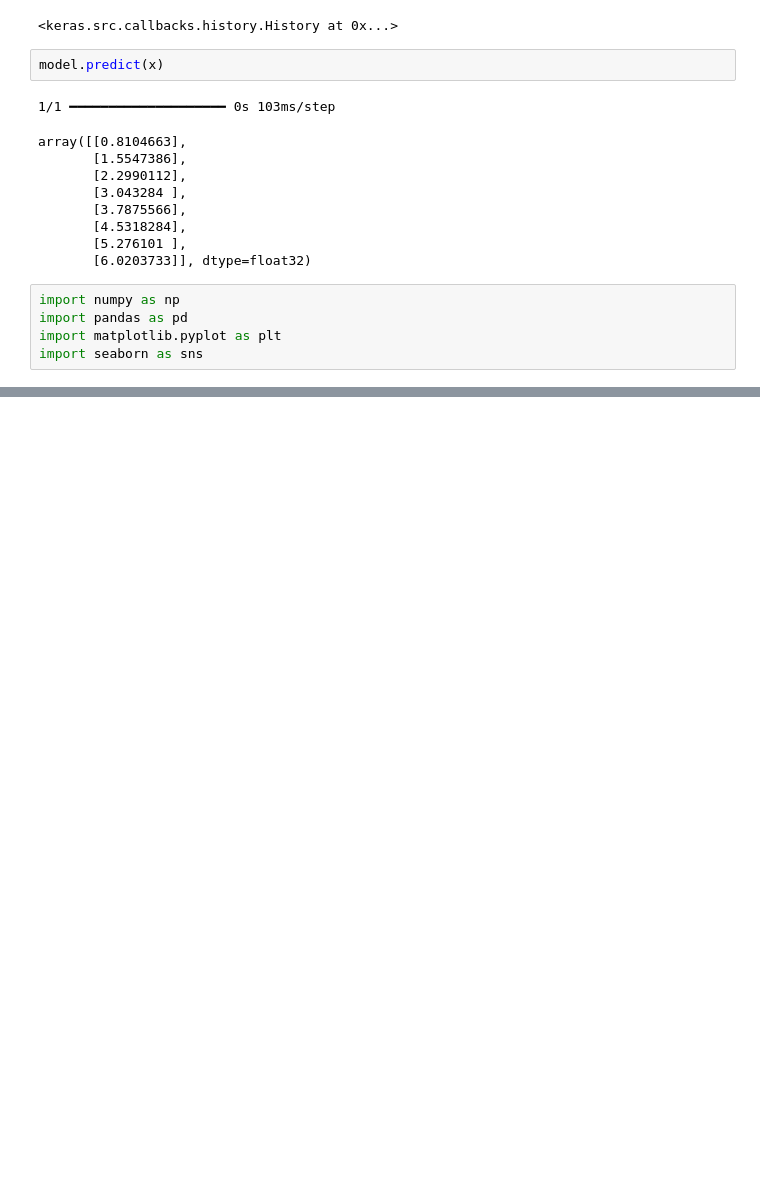
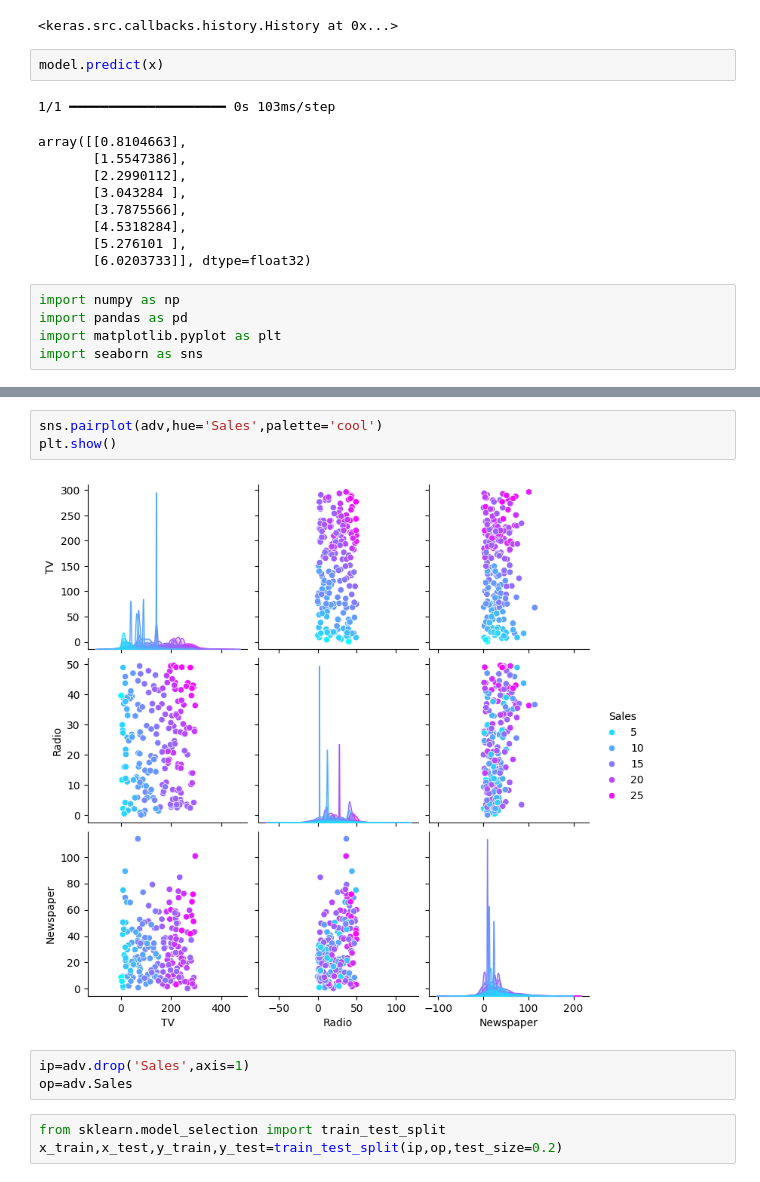
Before and after one commit to ACE1ADWITIYA/aiml, a Jupyter notebook: content/ANN_tutorial.ipynb, the cells around one changed output, grey strips where cells are left out. Drawn from its saved outputs; the diff is of its cells as text; blank space fills up the shorter version.

```diff
--- a/content/ANN_tutorial.ipynb
+++ b/content/ANN_tutorial.ipynb
@@ -737,0 +797,11 @@ import seaborn as sns
+# %%
+sns.pairplot(adv,hue='Sales',palette='cool')
+plt.show()
+# %% [output]
+[figure, added]
+# %%
+ip=adv.drop('Sales',axis=1)
+op=adv.Sales
+# %%
+from sklearn.model_selection import train_test_split
+x_train,x_test,y_train,y_test=train_test_split(ip,op,test_size=0.2)
```
Also changed, not shown: parts of 3 cells of this notebook.
